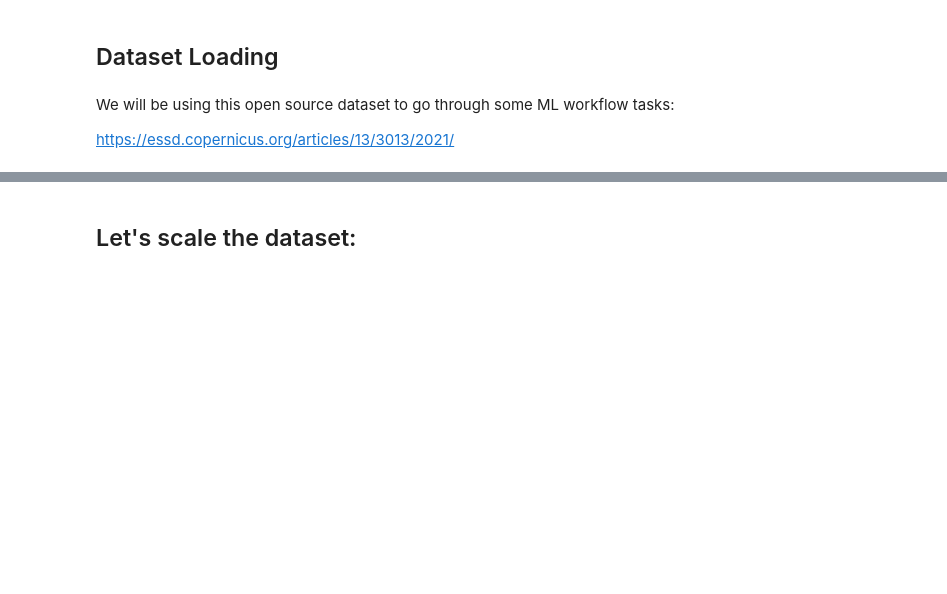
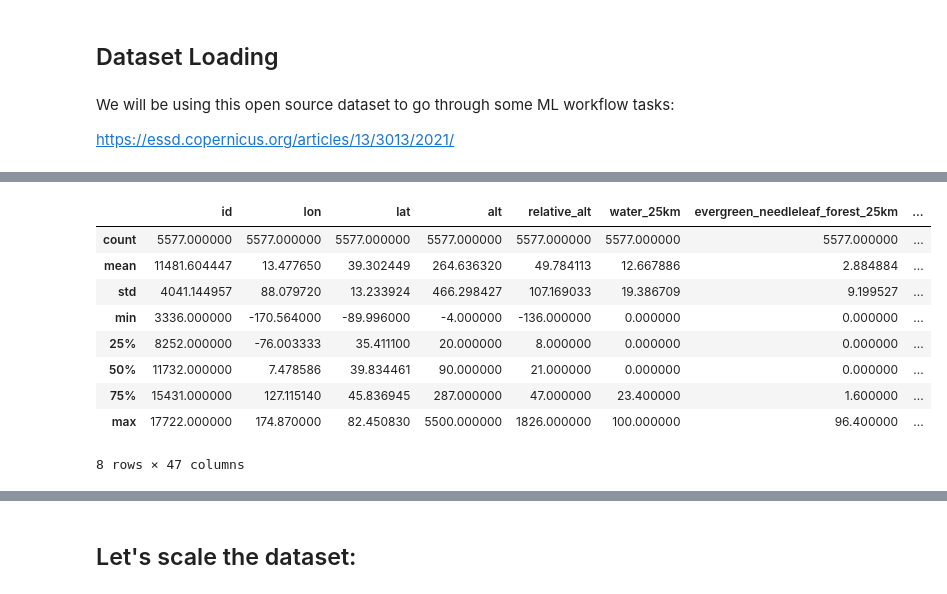
Before and after one commit to ThomasMGeo/intro_ML_NCAR, a Jupyter notebook: notebooks/EdEc_lesson4_trees.ipynb, the cells around one changed output, grey strips where cells are left out. Drawn from its saved outputs; the diff is of its cells as text; code cells hidden in the pictures; blank space fills up the shorter version.

```diff
--- a/notebooks/EdEc_lesson4_trees.ipynb
+++ b/notebooks/EdEc_lesson4_trees.ipynb
@@ -52,0 +79,15 @@ df
+# %%
+df.replace(-999.0, np.nan, inplace=True)
+# %%
+df.describe()
+# %% [output]
+|  | id | lon | lat | alt | relative_alt | water_25km | evergreen_needleleaf_forest_25km | ... |
+| count | 5577.000000 | 5577.000000 | 5577.000000 | 5577.000000 | 5577.000000 | 5577.000000 | 5577.000000 | ... |
+| mean | 11481.604447 | 13.477650 | 39.302449 | 264.636320 | 49.784113 | 12.667886 | 2.884884 | ... |
+| std | 4041.144957 | 88.079720 | 13.233924 | 466.298427 | 107.169033 | 19.386709 | 9.199527 | ... |
+| min | 3336.000000 | -170.564000 | -89.996000 | -4.000000 | -136.000000 | 0.000000 | 0.000000 | ... |
+| 25% | 8252.000000 | -76.003333 | 35.411100 | 20.000000 | 8.000000 | 0.000000 | 0.000000 | ... |
+| 50% | 11732.000000 | 7.478586 | 39.834461 | 90.000000 | 21.000000 | 0.000000 | 0.000000 | ... |
+| 75% | 15431.000000 | 127.115140 | 45.836945 | 287.000000 | 47.000000 | 23.400000 | 1.600000 | ... |
+| max | 17722.000000 | 174.870000 | 82.450830 | 5500.000000 | 1826.000000 | 100.000000 | 96.400000 | ... |
+8 rows × 47 columns
```
Also changed, not shown: parts of 7 cells of this notebook.
